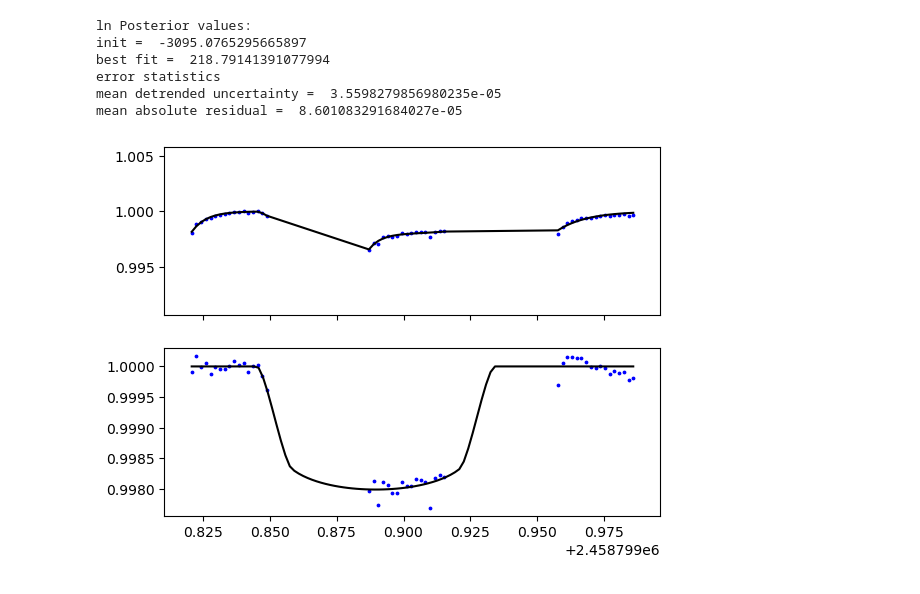
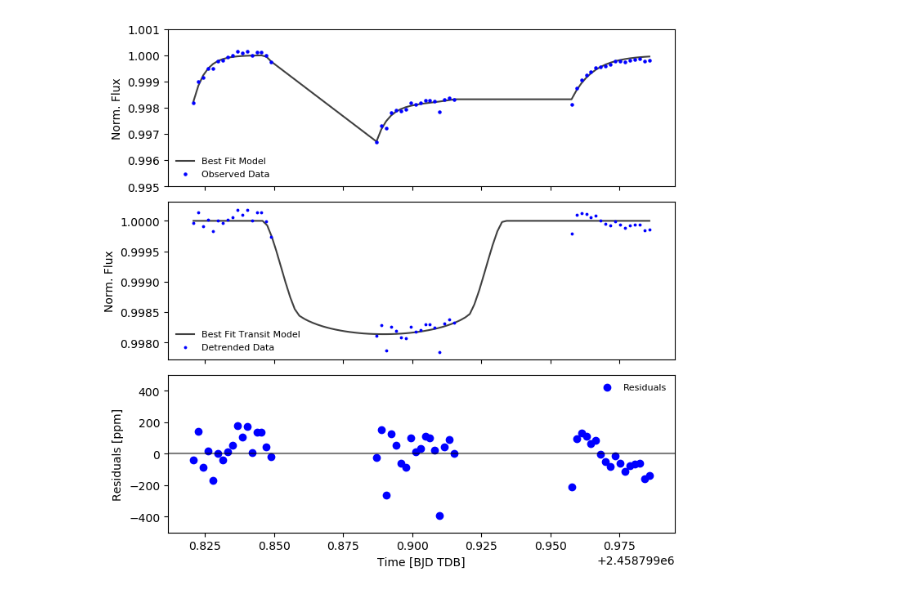
Before and after one commit to mm-murphy/hd219666b, a Jupyter notebook: modeling/Light Curve Fit - HST Broadband.ipynb, the cells around one changed output. Cells and saved outputs as stored; diff of their text form; code cells hidden in the pictures.

```diff
--- a/modeling/Light Curve Fit - HST Broadband.ipynb
+++ b/modeling/Light Curve Fit - HST Broadband.ipynb
@@ -358,27 +413,35 @@ Best Fit Parameters:
 # %%
-bf_lnPost = lnPosterior(param_fits)
-print('ln Posterior values:')
-print('init = ', lnPost_init)
-print('best fit = ', bf_lnPost)
-#print('ratio = ', abs(bf_lnPost)/abs(lnPost_init))
+# bf_lnPost = lnPosterior(param_fits)
+# print('ln Posterior values:')
+# print('init = ', lnPost_init)
+# print('best fit = ', bf_lnPost)
+# #print('ratio = ', abs(bf_lnPost)/abs(lnPost_init))
 
-print('error statistics')
-print('mean detrended uncertainty = ', np.mean(deterrs))
-residuals = fluxes - bf_model
-print('mean absolute residual = ', np.mean(abs(residuals)))
+# print('error statistics')
+# print('mean detrended uncertainty = ', 1.e6*np.mean(deterrs), ' ppm')
 
-fig, ax = plt.subplots(nrows=2, sharex=True)
-ax[0].scatter(times, fluxes, c='blue', s=3)
-ax[0].plot(times, bf_model, c='black')
+# print('mean absolute residual = ', 1.e6*np.mean(abs(residuals)), ' ppm')
 
-ax[1].plot(times_smooth, transit_smooth, c='black')
-ax[1].scatter(times, detflux, c='blue', s=3)
+fig, ax = plt.subplots(figsize=(8, 8), nrows=3, sharex=True)
+plt.subplots_adjust(hspace=0.1)
+ax[0].plot(times, bf_model, c='black', alpha=0.75, label='Best Fit Model')
+ax[0].scatter(times, fluxes, c='blue', zorder=5, s=5, label='Observed Data')
+ax[0].legend(loc='best', fontsize=8, frameon=False)
+ax[0].set_ylim(0.995, 1.001)
+ax[0].set_ylabel('Norm. Flux')
+
+ax[1].plot(times_smooth, transit_smooth, c='black', alpha=0.75, label='Best Fit Transit Model')
+ax[1].scatter(times, detflux, c='blue', zorder=5, s=3, label='Detrended Data')
+ax[1].legend(loc='best', fontsize=8, frameon=False)
+ax[1].set_ylabel('Norm. Flux')
+
+ax[2].scatter(times, residuals*1.e6, c='blue', label='Residuals')
+ax[2].axhline(0., c='black', alpha=0.5)
+ax[2].set_ylabel('Residuals [ppm]')
+ax[2].set_ylim(-500, 500)
+ax[2].set_xlabel('Time [BJD TDB]')
+ax[2].legend(loc='best', fontsize=8, frameon=False)
+
 plt.show()
 # %% [output]
-ln Posterior values:
-init =  -3095.0765295665897
-best fit =  218.79141391077994
-error statistics
-mean detrended uncertainty =  3.5598279856980235e-05
-mean absolute residual =  8.601083291684027e-05
-[figure, old version]
+[figure, new version]
```
Also changed, not shown: parts of 7 cells of this notebook, 5 other files.
